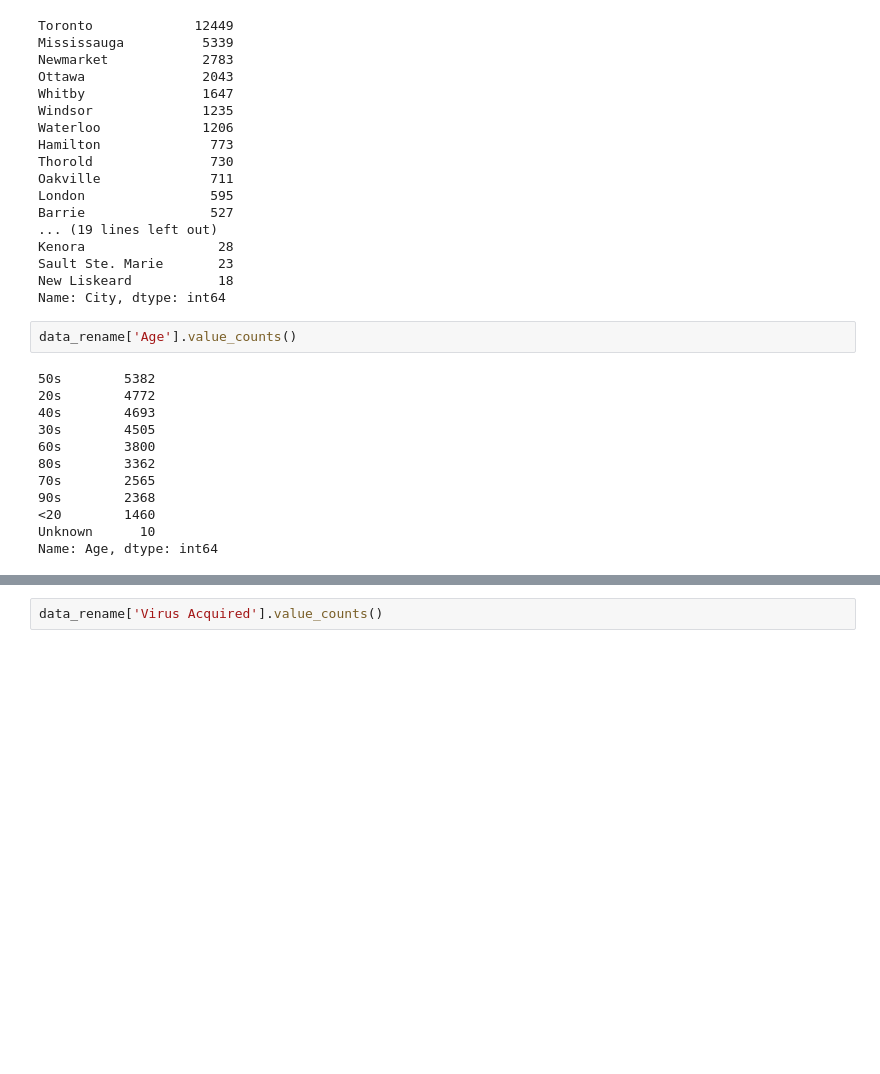
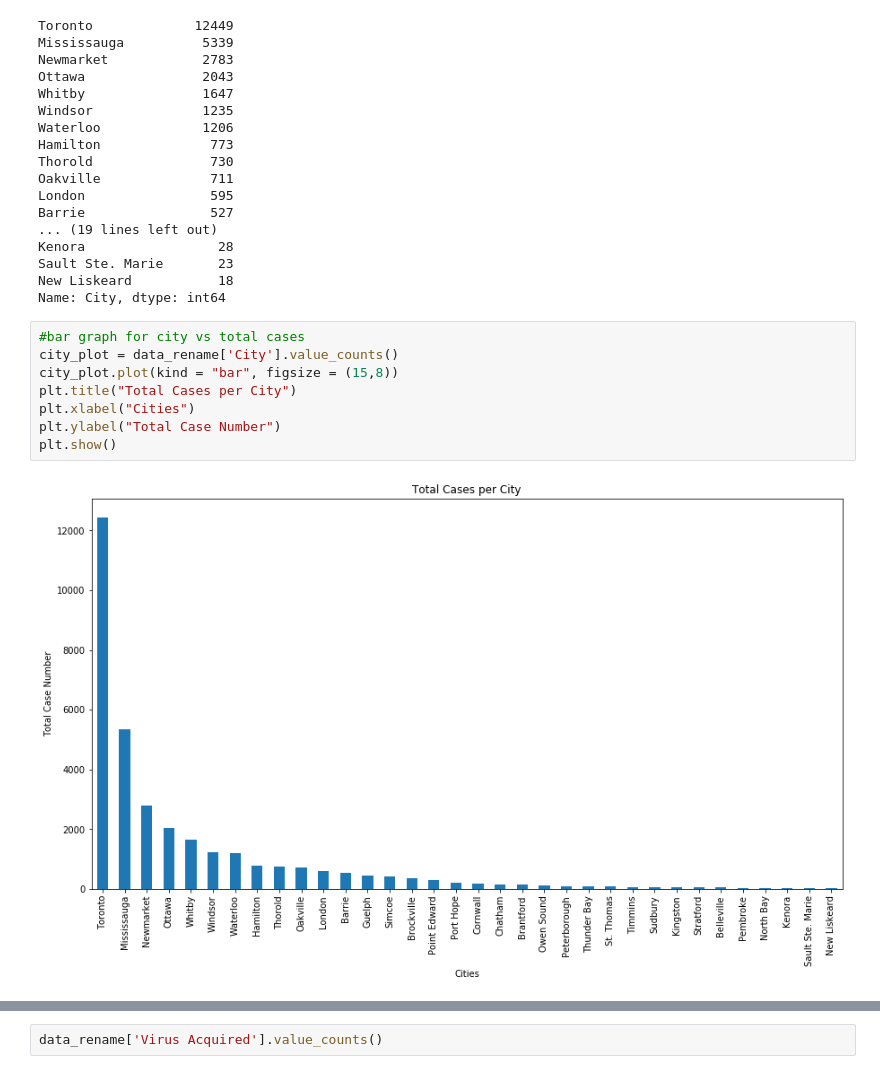
Before and after one commit to kirushan3/COVID-Project-1, a Jupyter notebook: covid19_project.ipynb, the cells around one changed output, grey strips where cells are left out. Saved outputs shown, nothing was run; the diff lists cells and outputs as text; blank space fills up the shorter version.

Commit message:
created graphs

```diff
--- a/covid19_project.ipynb
+++ b/covid19_project.ipynb
@@ -119,17 +120,13 @@ Kenora                 28
 Sault Ste. Marie       23
 New Liskeard           18
 Name: City, dtype: int64
-# %%
-data_rename['Age'].value_counts()
-# %% [output]
-50s        5382
-20s        4772
-40s        4693
-30s        4505
-60s        3800
-80s        3362
-70s        2565
-90s        2368
-<20        1460
-Unknown      10
-Name: Age, dtype: int64
+# %%
+#bar graph for city vs total cases
+city_plot = data_rename['City'].value_counts()
+city_plot.plot(kind = "bar", figsize = (15,8))
+plt.title("Total Cases per City")
+plt.xlabel("Cities")
+plt.ylabel("Total Case Number")
+plt.show()
+# %% [output]
+[figure, added]
```
Also changed, not shown: parts of 23 cells of this notebook.
